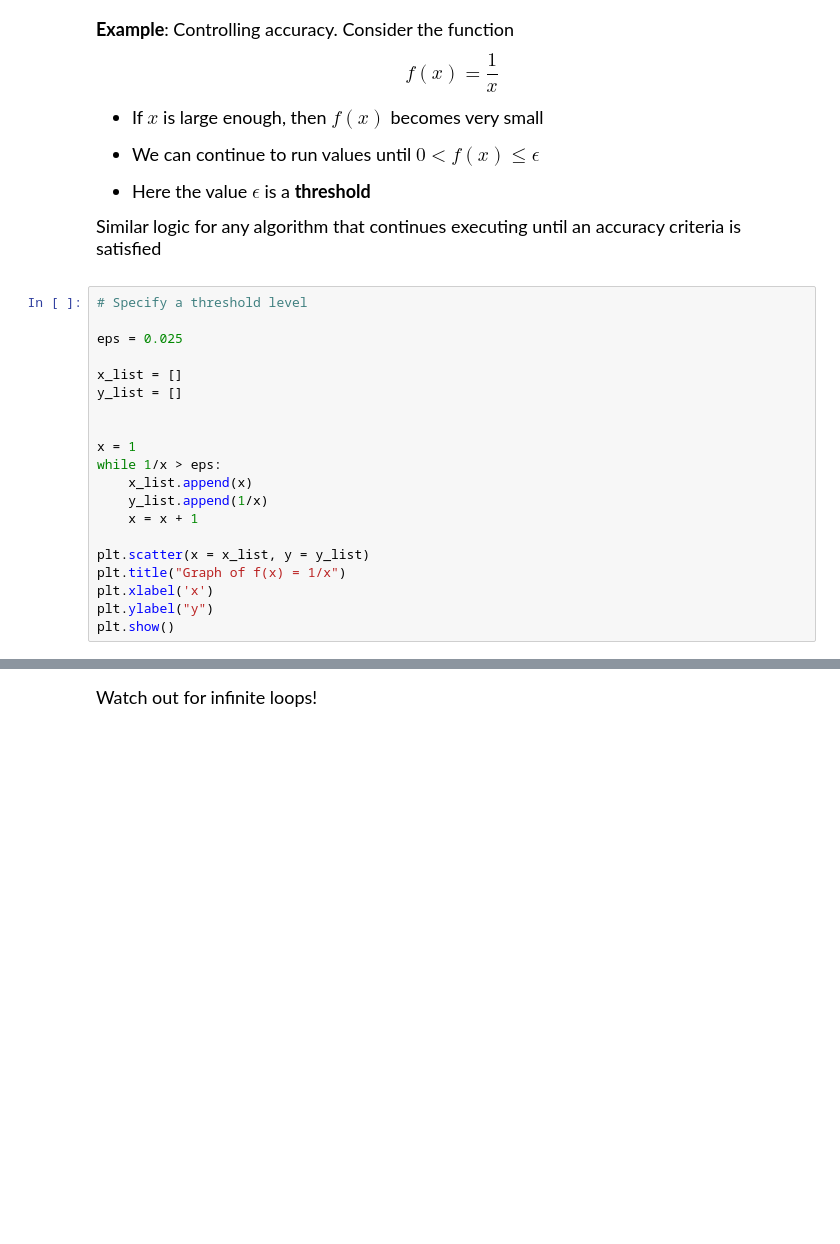
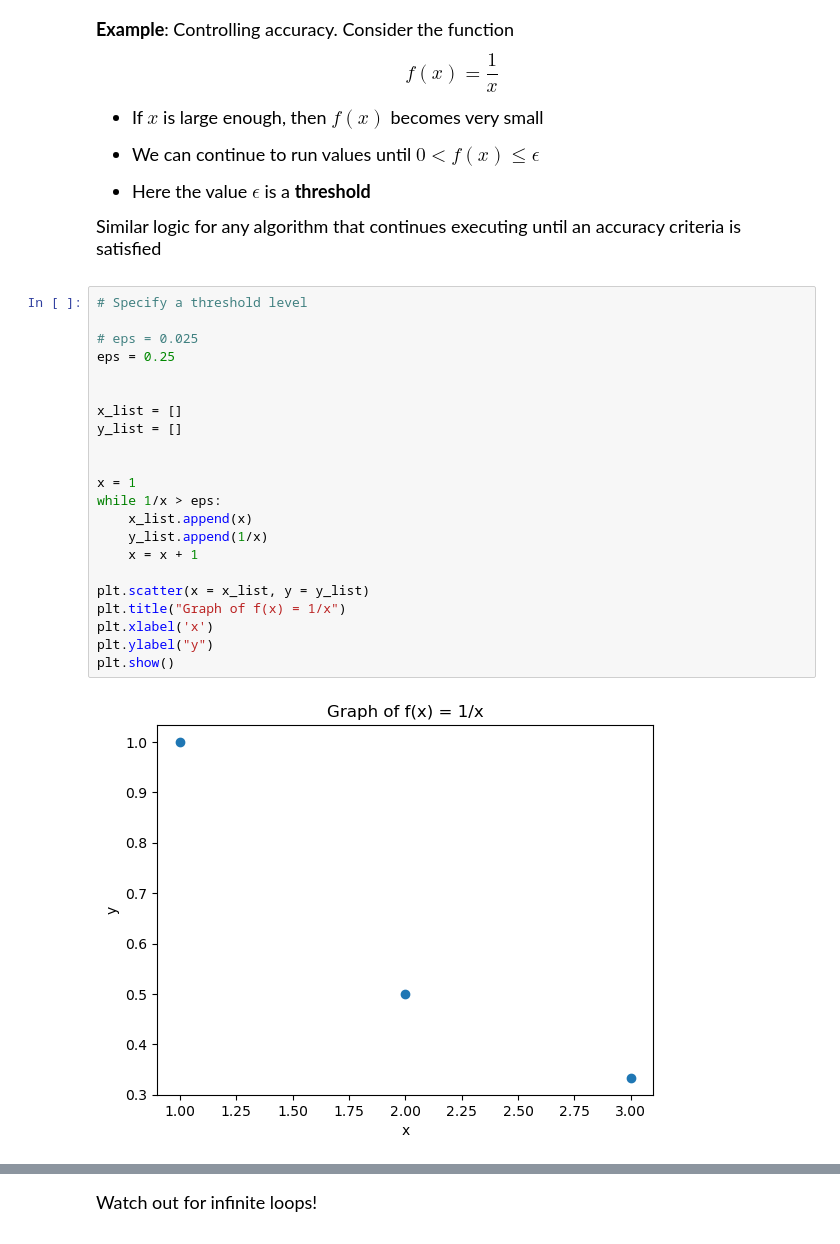
Before and after one commit to krisson381/datasci151spring2026, a Jupyter notebook: lecture_08/lecture_08 copy.ipynb, the cells around one changed output, grey strips where cells are left out. Drawn from its saved outputs; the diff is of its cells as text; blank space fills up the shorter version.

```diff
--- a/lecture_08/lecture_08 copy.ipynb
+++ b/lecture_08/lecture_08 copy.ipynb
@@ -335,23 +372,27 @@ Similar logic for any algorithm that continues executing until an accuracy crite
 # %%
 # Specify a threshold level
 
-eps = 0.025
+# eps = 0.025
+eps = 0.25
+
 
 x_list = []
 y_list = []
 
 
 x = 1
 while 1/x > eps:
     x_list.append(x)
     y_list.append(1/x)
     x = x + 1
 
 plt.scatter(x = x_list, y = y_list)
 plt.title("Graph of f(x) = 1/x")
 plt.xlabel('x')
 plt.ylabel("y")
 plt.show()
+# %% [output]
+[figure, added]
 # %%
 # This code loops over the list of players
 # and stops once 2 tennis players are found
```
Also changed, not shown: parts of 14 cells of this notebook.
